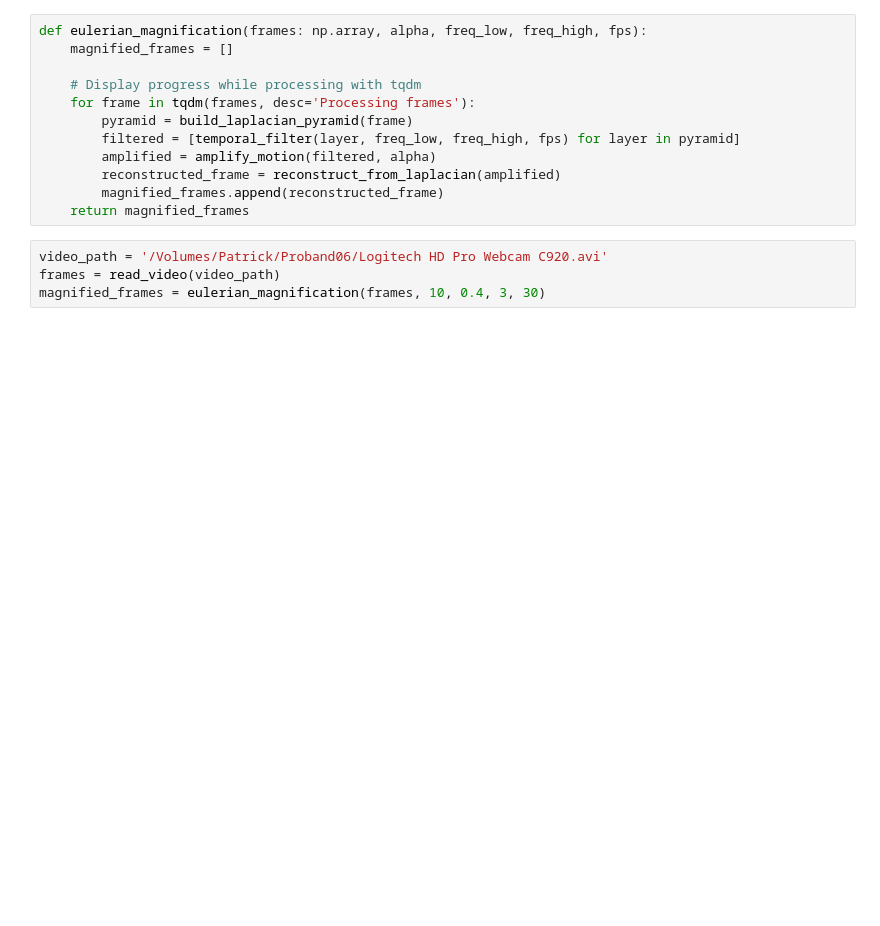
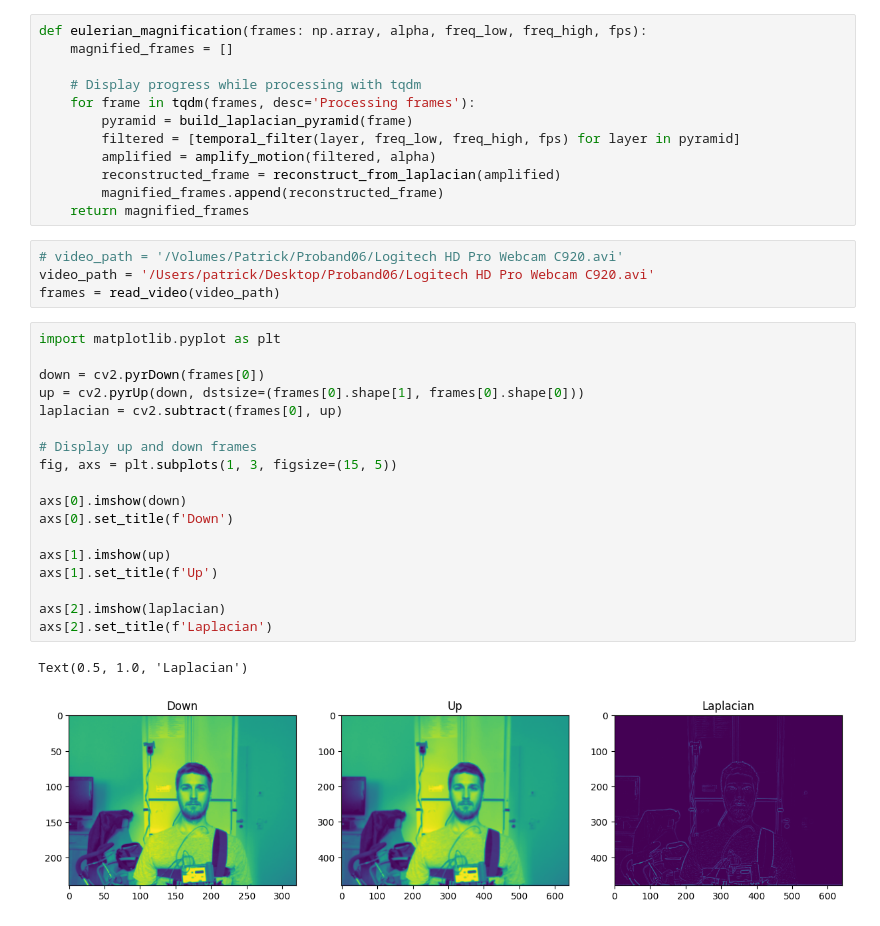
Before and after one commit to pzierahn/respiration, a Jupyter notebook: notebooks/hermite_reconstruction.ipynb, the cells around one changed output. Cells and saved outputs as stored; diff of their text form; blank space fills up the shorter version.

```diff
--- a/notebooks/hermite_reconstruction.ipynb
+++ b/notebooks/hermite_reconstruction.ipynb
@@ -67,6 +69,27 @@ def eulerian_magnification(frames: np.array, alpha, freq_low, freq_high, fps):
         magnified_frames.append(reconstructed_frame)
     return magnified_frames
 # %%
-video_path = '/Volumes/Patrick/Proband06/Logitech HD Pro Webcam C920.avi'
+# video_path = '/Volumes/Patrick/Proband06/Logitech HD Pro Webcam C920.avi'
+video_path = '/Users/patrick/Desktop/Proband06/Logitech HD Pro Webcam C920.avi'
 frames = read_video(video_path)
-magnified_frames = eulerian_magnification(frames, 10, 0.4, 3, 30)
+# %%
+import matplotlib.pyplot as plt
+
+down = cv2.pyrDown(frames[0])
+up = cv2.pyrUp(down, dstsize=(frames[0].shape[1], frames[0].shape[0]))
+laplacian = cv2.subtract(frames[0], up)
+
+# Display up and down frames
+fig, axs = plt.subplots(1, 3, figsize=(15, 5))
+
+axs[0].imshow(down)
+axs[0].set_title(f'Down')
+
+axs[1].imshow(up)
+axs[1].set_title(f'Up')
+
+axs[2].imshow(laplacian)
+axs[2].set_title(f'Laplacian')
+# %% [output]
+Text(0.5, 1.0, 'Laplacian')
+[figure, added]
```
Also changed, not shown: parts of 9 cells of this notebook.
